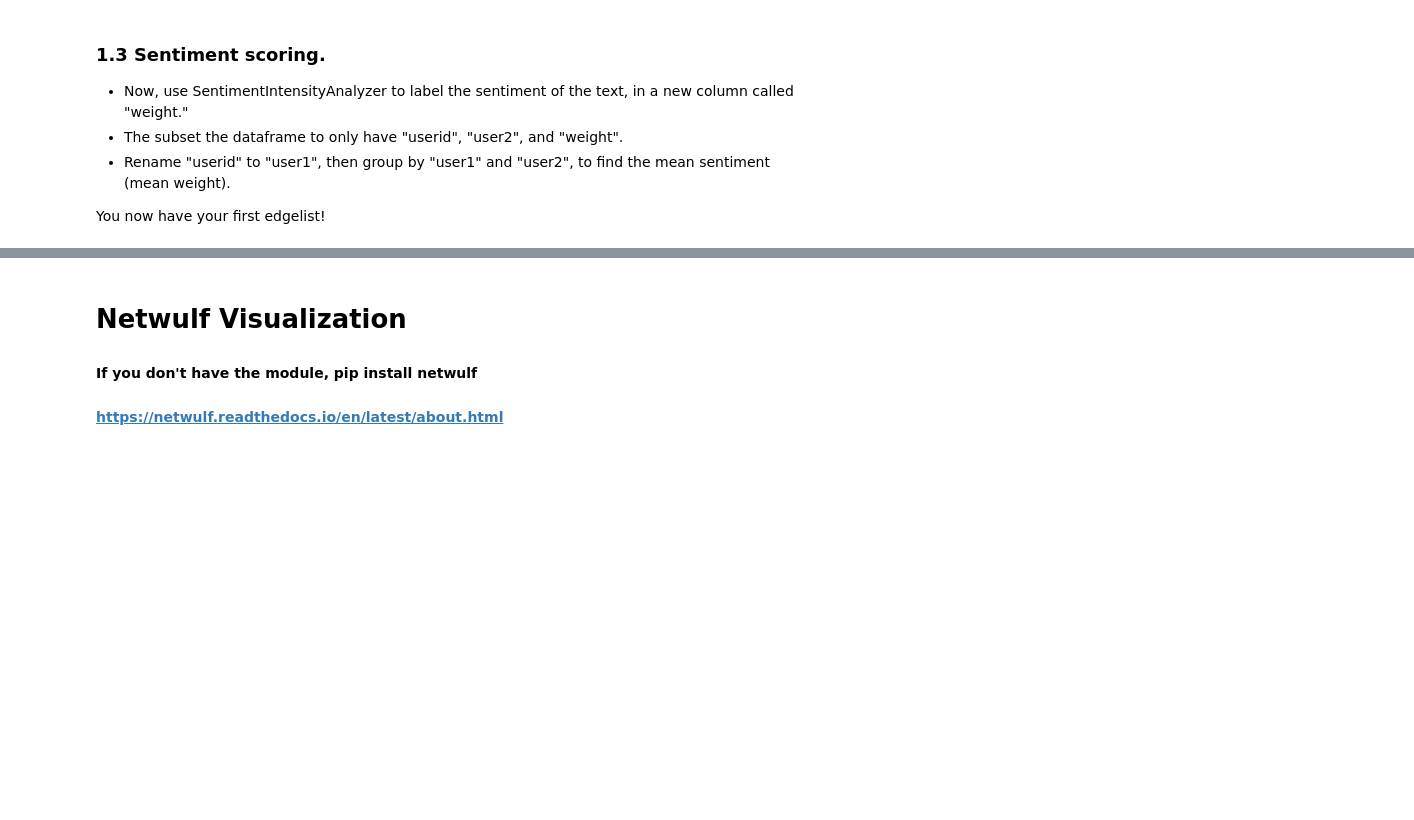
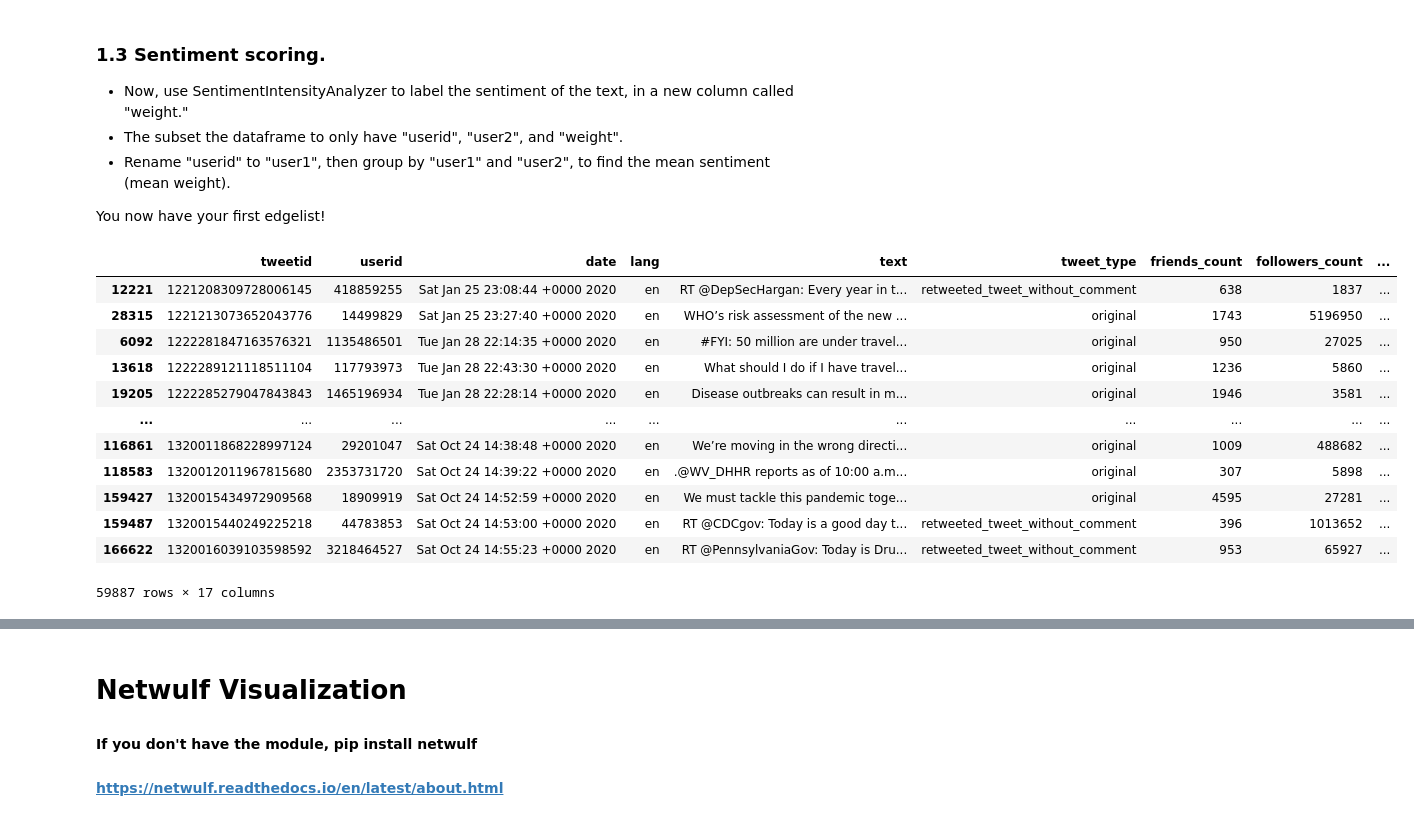
Before and after one commit to herbertfreeze/QSS_Public, a Jupyter notebook: activities/07_social_network_analysis.ipynb, the cells around one changed output, grey strips where cells are left out. Saved outputs shown, nothing was run; the diff lists cells and outputs as text; code cells hidden in the pictures; blank space fills up the shorter version.

```diff
--- a/activities/07_social_network_analysis.ipynb
+++ b/activities/07_social_network_analysis.ipynb
@@ -94,3 +138,26 @@ The "userid" column shows the person that did the retweeting. Create a new colum
 - Rename "userid" to "user1", then group by "user1" and "user2", to find the mean sentiment (mean weight).
 
 You now have your first edgelist!
+# %%
+def assign_sentiment_scores(df):
+    analyzer = SentimentIntensityAnalyzer()
+
+    df['weight'] = df['text'].apply(lambda x: analyzer.polarity_scores(x)['compound'])
+
+    return df
+
+assign_sentiment_scores(df)
+# %% [output]
+|  | tweetid | userid | date | lang | text | tweet_type | friends_count | followers_count | ... |
+| 12221 | 1221208309728006145 | 418859255 | Sat Jan 25 23:08:44 +0000 2020 | en | RT @DepSecHargan: Every year in t... | retweeted_tweet_without_comment | 638 | 1837 | ... |
+| 28315 | 1221213073652043776 | 14499829 | Sat Jan 25 23:27:40 +0000 2020 | en | WHO’s risk assessment of the new ... | original | 1743 | 5196950 | ... |
+| 6092 | 1222281847163576321 | 1135486501 | Tue Jan 28 22:14:35 +0000 2020 | en | #FYI: 50 million are under travel... | original | 950 | 27025 | ... |
+| 13618 | 1222289121118511104 | 117793973 | Tue Jan 28 22:43:30 +0000 2020 | en | What should I do if I have travel... | original | 1236 | 5860 | ... |
+| 19205 | 1222285279047843843 | 1465196934 | Tue Jan 28 22:28:14 +0000 2020 | en | Disease outbreaks can result in m... | original | 1946 | 3581 | ... |
+| ... | ... | ... | ... | ... | ... | ... | ... | ... | ... |
+| 116861 | 1320011868228997124 | 29201047 | Sat Oct 24 14:38:48 +0000 2020 | en | We’re moving in the wrong directi... | original | 1009 | 488682 | ... |
+| 118583 | 1320012011967815680 | 2353731720 | Sat Oct 24 14:39:22 +0000 2020 | en | .@WV_DHHR reports as of 10:00 a.m... | original | 307 | 5898 | ... |
+| 159427 | 1320015434972909568 | 18909919 | Sat Oct 24 14:52:59 +0000 2020 | en | We must tackle this pandemic toge... | original | 4595 | 27281 | ... |
+| 159487 | 1320015440249225218 | 44783853 | Sat Oct 24 14:53:00 +0000 2020 | en | RT @CDCgov: Today is a good day t... | retweeted_tweet_without_comment | 396 | 1013652 | ... |
+| 166622 | 1320016039103598592 | 3218464527 | Sat Oct 24 14:55:23 +0000 2020 | en | RT @PennsylvaniaGov: Today is Dru... | retweeted_tweet_without_comment | 953 | 65927 | ... |
+59887 rows × 17 columns
```
Also changed, not shown: parts of 10 cells of this notebook, 4 other files.
